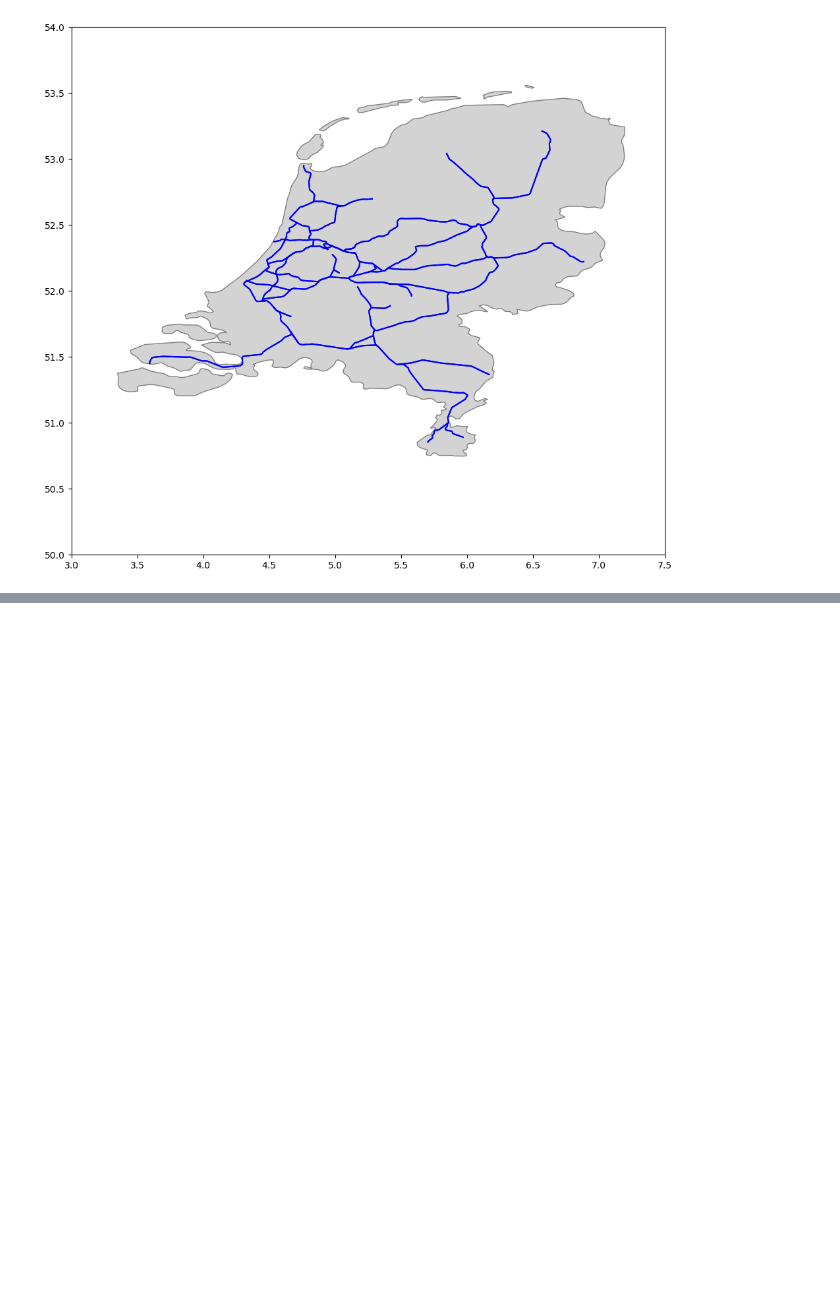
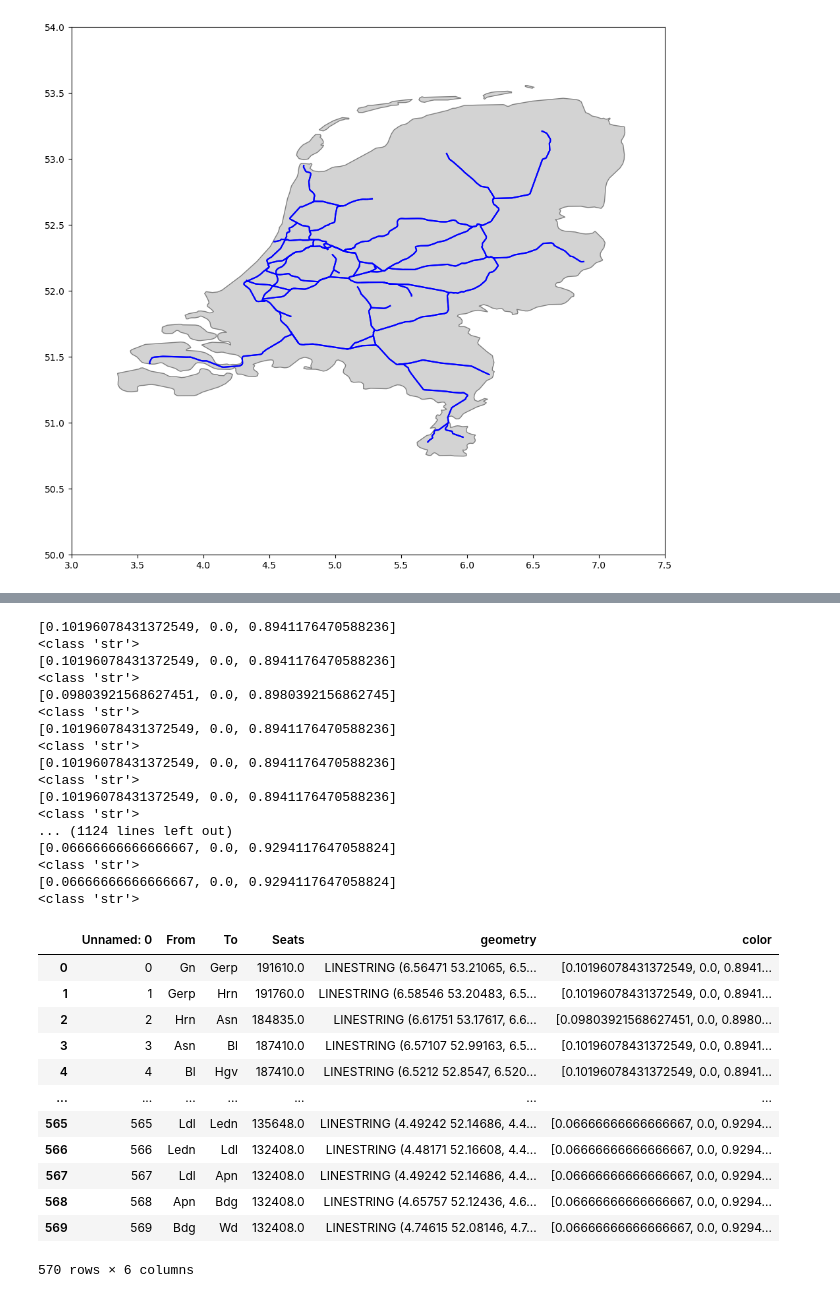
Before and after one commit to mathijsmarkus/python_group_assignment, a Jupyter notebook: first geo try.ipynb, the cells around one changed output, grey strips where cells are left out. Cells and saved outputs as stored; diff of their text form; code cells hidden in the pictures; blank space fills up the shorter version.

```diff
--- a/first geo try.ipynb
+++ b/first geo try.ipynb
@@ -77,0 +80,7 @@ df = gpd.GeoDataFrame(df, geometry='geometry')
+# %%
+count = 0
+for i in range(len(df)):
+    if df.loc[i, 'geometry'] == None:
+        count += 1
+        print(i)
+print(count)
@@ -116,3 +127,60 @@ map_interactive
 # %% [output]
   m = folium.Map(location=[gdf.geometry.centroid.y.mean(), gdf.geometry.centroid.x.mean()], zoom_start=8)
 [interactive output not drawn]
+# %%
+# function to assign a color to a number based on where in the range of numbers it lies
+def interpolate_color(lower_limit, upper_limit, lower_color, upper_color, number):
+    # Clamp the number between the lower and upper limit
+    number = max(min(number, upper_limit), lower_limit)
+
+    # Calculate the interpolation factor
+    factor = (number - lower_limit) / (upper_limit - lower_limit)
+
+    # Interpolate each RGB component
+    interpolated_color = tuple(
+        int(lower_component + (upper_component - lower_component) * factor)
+        for lower_component, upper_component in zip(lower_color, upper_color)
+    )
+
+    #normalize the color for usage
+    color = [interpolated_color / 255.0 for interpolated_color in interpolated_color]
+
+    return str(color)
+# %%
+df['color'] = 0
+for i in range(len(df)):
+    print(interpolate_color(df['Seats'].min(), df['Seats'].max(), (0,0,255), (255,0,0), df.loc[i, 'Seats']))
+    print(type(interpolate_color(df['Seats'].min(), df['Seats'].max(), (0,0,255), (255,0,0), df.loc[i, 'Seats'])))
+    df.loc[i, 'color'] = interpolate_color(df['Seats'].min(), df['Seats'].max(), (0,0,255), (255,0,0), df.loc[i, 'Seats'])
+display(df)
+# %% [output]
+[0.10196078431372549, 0.0, 0.8941176470588236]
+<class 'str'>
+[0.10196078431372549, 0.0, 0.8941176470588236]
+<class 'str'>
+[0.09803921568627451, 0.0, 0.8980392156862745]
+<class 'str'>
+[0.10196078431372549, 0.0, 0.8941176470588236]
+<class 'str'>
+[0.10196078431372549, 0.0, 0.8941176470588236]
+<class 'str'>
+[0.10196078431372549, 0.0, 0.8941176470588236]
+<class 'str'>
+... (1124 lines left out)
+[0.06666666666666667, 0.0, 0.9294117647058824]
+<class 'str'>
+[0.06666666666666667, 0.0, 0.9294117647058824]
+<class 'str'>
+|  | Unnamed: 0 | From | To | Seats | geometry | color |
+| 0 | 0 | Gn | Gerp | 191610.0 | LINESTRING (6.56471 53.21065, 6.5... | [0.10196078431372549, 0.0, 0.8941... |
+| 1 | 1 | Gerp | Hrn | 191760.0 | LINESTRING (6.58546 53.20483, 6.5... | [0.10196078431372549, 0.0, 0.8941... |
+| 2 | 2 | Hrn | Asn | 184835.0 | LINESTRING (6.61751 53.17617, 6.6... | [0.09803921568627451, 0.0, 0.8980... |
+| 3 | 3 | Asn | Bl | 187410.0 | LINESTRING (6.57107 52.99163, 6.5... | [0.10196078431372549, 0.0, 0.8941... |
+| 4 | 4 | Bl | Hgv | 187410.0 | LINESTRING (6.5212 52.8547, 6.520... | [0.10196078431372549, 0.0, 0.8941... |
+| ... | ... | ... | ... | ... | ... | ... |
+| 565 | 565 | Ldl | Ledn | 135648.0 | LINESTRING (4.49242 52.14686, 4.4... | [0.06666666666666667, 0.0, 0.9294... |
+| 566 | 566 | Ledn | Ldl | 132408.0 | LINESTRING (4.48171 52.16608, 4.4... | [0.06666666666666667, 0.0, 0.9294... |
+| 567 | 567 | Ldl | Apn | 132408.0 | LINESTRING (4.49242 52.14686, 4.4... | [0.06666666666666667, 0.0, 0.9294... |
+| 568 | 568 | Apn | Bdg | 132408.0 | LINESTRING (4.65757 52.12436, 4.6... | [0.06666666666666667, 0.0, 0.9294... |
+| 569 | 569 | Bdg | Wd | 132408.0 | LINESTRING (4.74615 52.08146, 4.7... | [0.06666666666666667, 0.0, 0.9294... |
+570 rows × 6 columns
```
Also changed, not shown: parts of 4 cells of this notebook, 2 other files.
